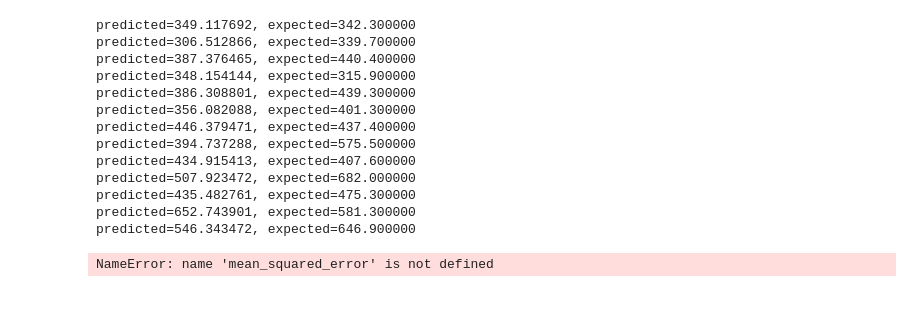
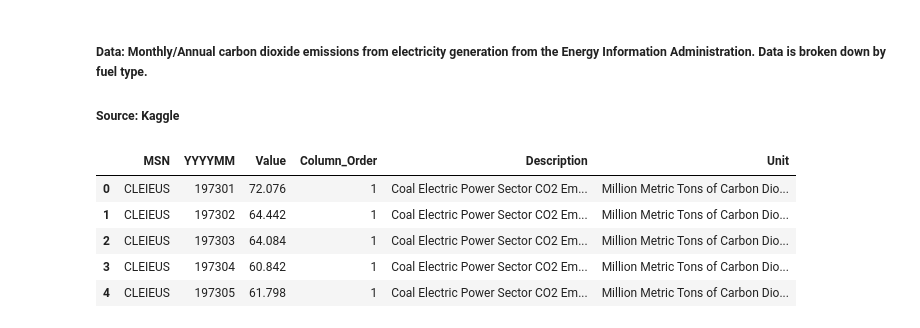
Before and after one commit to abhirupa-tech/Carbon-Emission-Forecasting-using-ARIMA, a Jupyter notebook: ARIMA codes.ipynb, the cells around one changed output. Saved outputs shown, nothing was run; the diff lists cells and outputs as text; code cells hidden in the pictures.

Commit message:
Plots and datasets added

```diff
--- a/ARIMA codes.ipynb
+++ b/ARIMA codes.ipynb
@@ -75,37 +3,0 @@ max    133.237940
-# %%
-series_pred = read_csv('Data/shampoo.csv', header=0, parse_dates=[0], index_col=0, squeeze=True, date_parser=parser)
-X = series_pred.values
-size = int(len(X) * 0.66)
-train, test = X[0:size], X[size:len(X)]
-history = [x for x in train]
-predictions = list()
-for t in range(len(test)):
-	model = ARIMA(history, order=(5,1,0))
-	model_fit = model.fit(disp=0)
-	output = model_fit.forecast()
-	yhat = output[0]
-	predictions.append(yhat)
-	obs = test[t]
-	history.append(obs)
-	print('predicted=%f, expected=%f' % (yhat, obs))
-error = mean_squared_error(test, predictions)
-print('Test MSE: %.3f' % error)
-# plot
-pyplot.plot(test)
-pyplot.plot(predictions, color='red')
-pyplot.show()
-# %% [output]
-predicted=349.117692, expected=342.300000
-predicted=306.512866, expected=339.700000
-predicted=387.376465, expected=440.400000
-predicted=348.154144, expected=315.900000
-predicted=386.308801, expected=439.300000
-predicted=356.082088, expected=401.300000
-predicted=446.379471, expected=437.400000
-predicted=394.737288, expected=575.500000
-predicted=434.915413, expected=407.600000
-predicted=507.923472, expected=682.000000
-predicted=435.482761, expected=475.300000
-predicted=652.743901, expected=581.300000
-predicted=546.343472, expected=646.900000
-NameError: name 'mean_squared_error' is not defined
@@ -111,0 +18,13 @@ NameError: name 'mean_squared_error' is not defined
+# %% [markdown]
+##### Data: Monthly/Annual carbon dioxide emissions from electricity generation from the Energy Information Administration. Data is broken down by fuel type.
+##### Source: Kaggle
+# %%
+df = pd.read_csv("Data/MER_T12_06.csv")
+df.head()
+# %% [output]
+|  | MSN | YYYYMM | Value | Column_Order | Description | Unit |
+| 0 | CLEIEUS | 197301 | 72.076 | 1 | Coal Electric Power Sector CO2 Em... | Million Metric Tons of Carbon Dio... |
+| 1 | CLEIEUS | 197302 | 64.442 | 1 | Coal Electric Power Sector CO2 Em... | Million Metric Tons of Carbon Dio... |
+| 2 | CLEIEUS | 197303 | 64.084 | 1 | Coal Electric Power Sector CO2 Em... | Million Metric Tons of Carbon Dio... |
+| 3 | CLEIEUS | 197304 | 60.842 | 1 | Coal Electric Power Sector CO2 Em... | Million Metric Tons of Carbon Dio... |
+| 4 | CLEIEUS | 197305 | 61.798 | 1 | Coal Electric Power Sector CO2 Em... | Million Metric Tons of Carbon Dio... |
```
Also changed, not shown: parts of 17 cells of this notebook, 7 other files.
